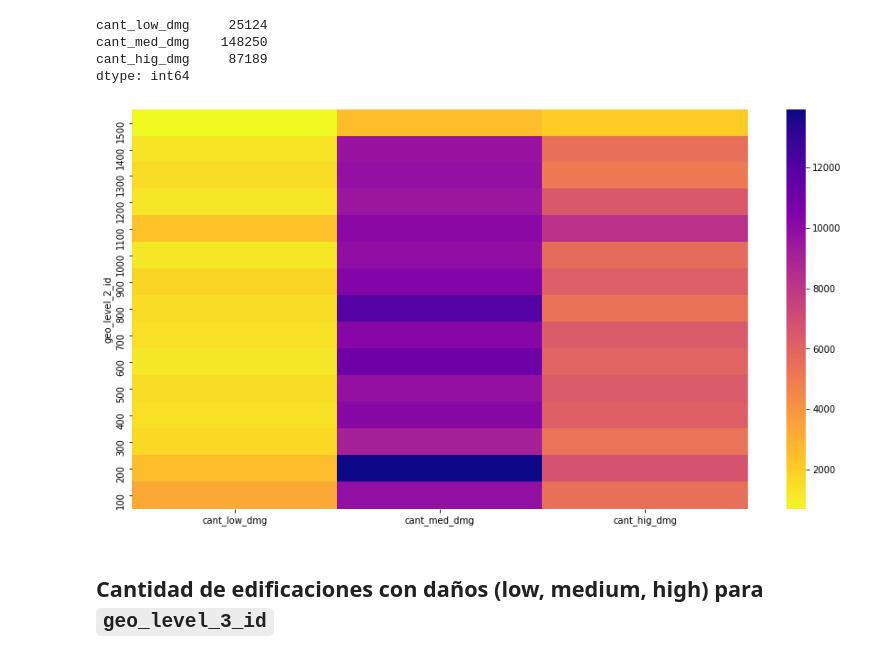
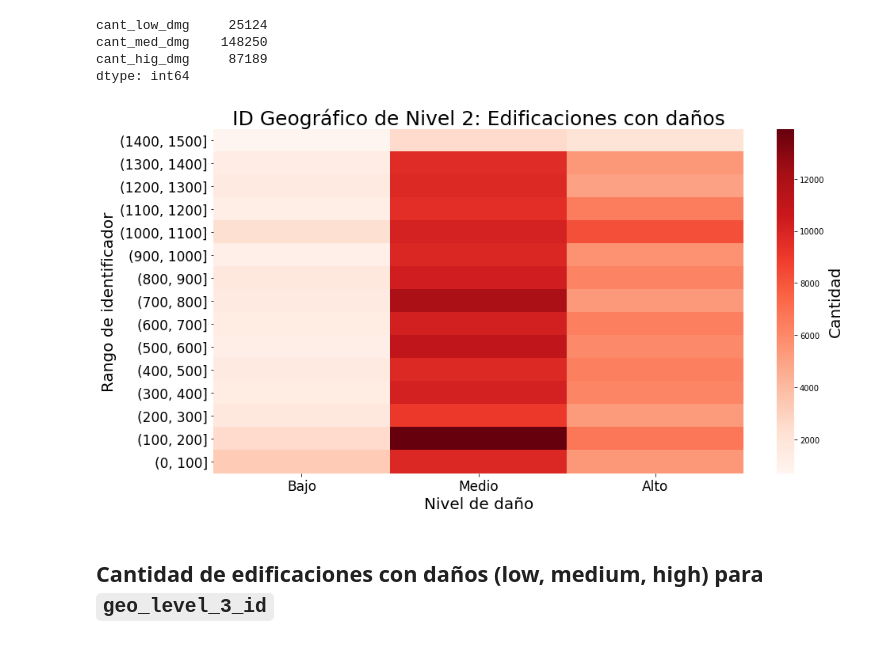
Before and after one commit to ffelfis/OrgaDatosTPs, a Jupyter notebook: TP1/nb_facundo.ipynb, the cells around one changed output. Saved outputs shown, nothing was run; the diff lists cells and outputs as text; code cells hidden in the pictures.

```diff
--- a/TP1/nb_facundo.ipynb
+++ b/TP1/nb_facundo.ipynb
@@ -377,12 +430,23 @@ cant_low_dmg     25124
 cant_med_dmg    148250
 cant_hig_dmg     87189
 dtype: int64
-# %%
-fig,ax = plt.subplots(figsize=(15,8))
-
-plot = sns.heatmap(df_geo_damage_geo_2, cmap='plasma_r')
-# %% [output]
-[figure, removed]
+# %%
+plt.figure(figsize=(15,8))
+plot = sns.heatmap(df_geo_damage_geo_2, cmap='Reds', \
+                   cbar_kws={'label': 'Cantidad'}, \
+                   xticklabels=['Bajo', 'Medio', 'Alto'])
+
+title='''ID Geográfico de Nivel 2: Edificaciones con daños'''
+plt.title(label=title, fontsize=25)
+plt.xlabel('Nivel de daño', fontsize=20)
+plt.ylabel('Rango de identificador', fontsize=20)
+plt.yticks(fontsize=17)
+plt.xticks(fontsize=17)
+# Tamaño de fuente del rótulo de la barra de colores
+plot.figure.axes[-1].yaxis.label.set_size(20)
+plt.show()
+# %% [output]
+[figure, added]
 # %% [markdown]
 ## Cantidad de edificaciones con daños (low, medium, high) para `geo_level_3_id`
 # %%
```
Also changed, not shown: parts of 16 cells of this notebook.
